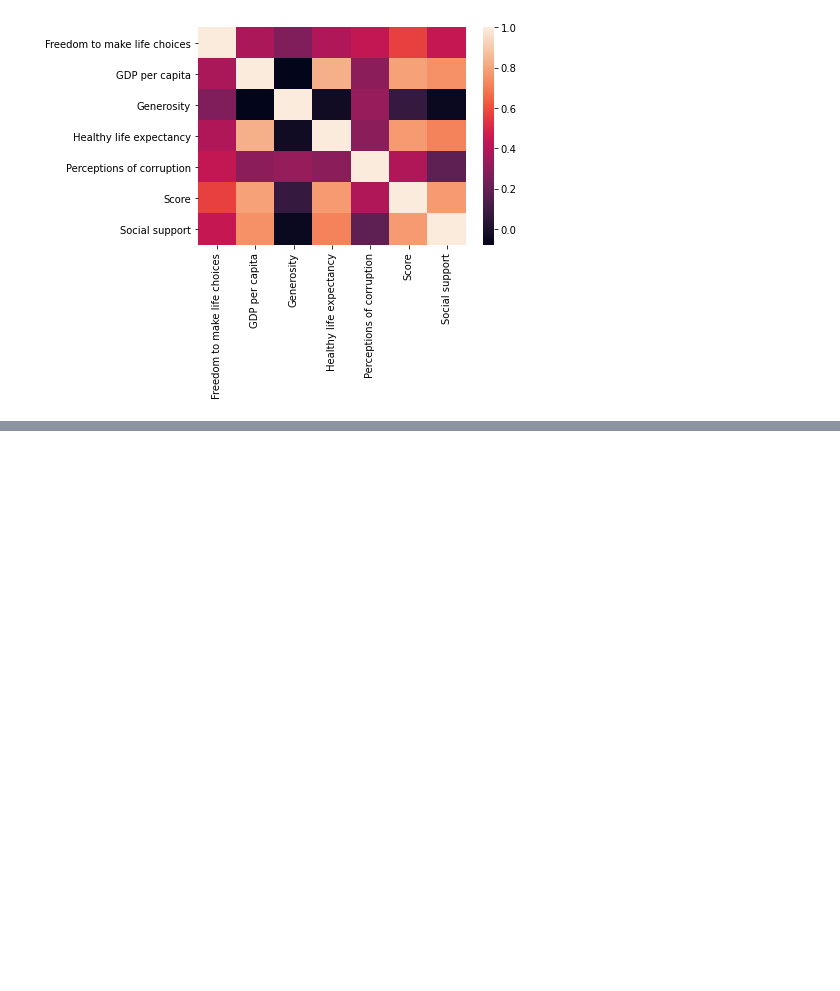
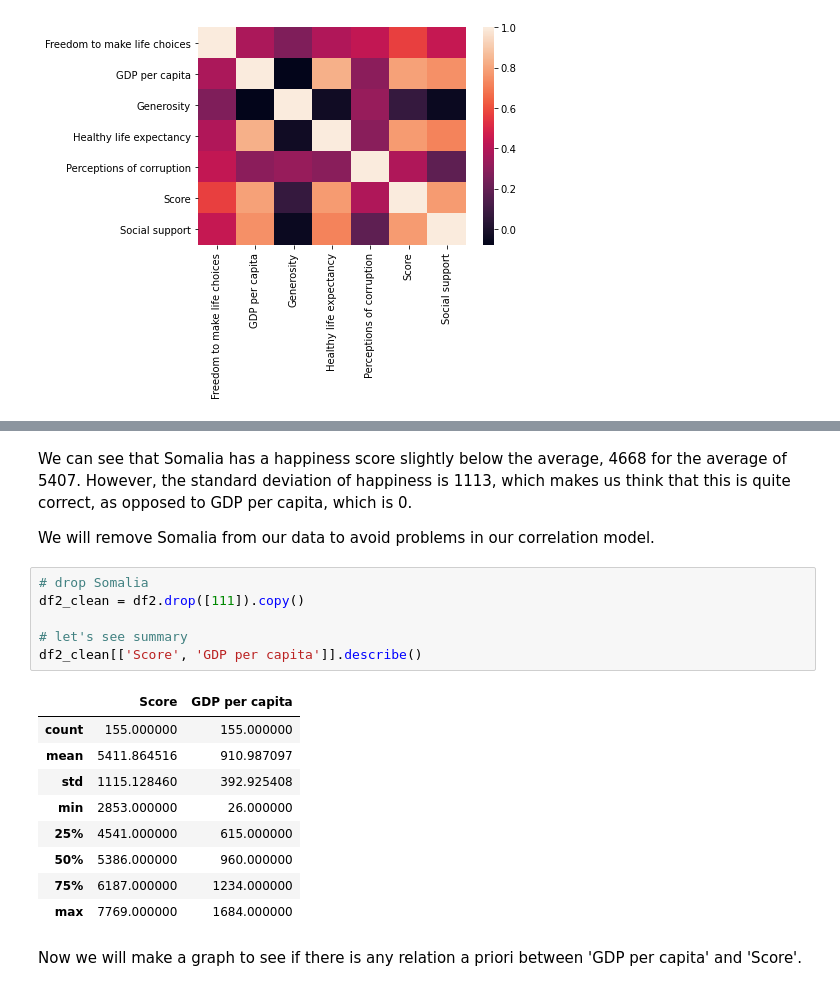
Before and after one commit to caroperez/Statistical_studies, a Jupyter notebook: Happiness.ipynb, the cells around one changed output, grey strips where cells are left out. Drawn from its saved outputs; the diff is of its cells as text; blank space fills up the shorter version.

```diff
--- a/Happiness.ipynb
+++ b/Happiness.ipynb
@@ -78,0 +114,22 @@ We can observe in the color scale, the values closer to 1 (perfect correlation),
+# %% [markdown]
+We can see that Somalia has a happiness score slightly below the average, 4668 for the average of 5407. However, the standard deviation of happiness is 1113, which makes us think that this is quite correct, as opposed to GDP per capita, which is 0.
+
+We will remove Somalia from our data to avoid problems in our correlation model.
+# %%
+# drop Somalia
+df2_clean = df2.drop([111]).copy()
+
+# let's see summary
+df2_clean[['Score', 'GDP per capita']].describe()
+# %% [output]
+|  | Score | GDP per capita |
+| count | 155.000000 | 155.000000 |
+| mean | 5411.864516 | 910.987097 |
+| std | 1115.128460 | 392.925408 |
+| min | 2853.000000 | 26.000000 |
+| 25% | 4541.000000 | 615.000000 |
+| 50% | 5386.000000 | 960.000000 |
+| 75% | 6187.000000 | 1234.000000 |
+| max | 7769.000000 | 1684.000000 |
+# %% [markdown]
+Now we will make a graph to see if there is any relation a priori between 'GDP per capita' and 'Score'.
```
Also changed, not shown: parts of 5 cells of this notebook.
